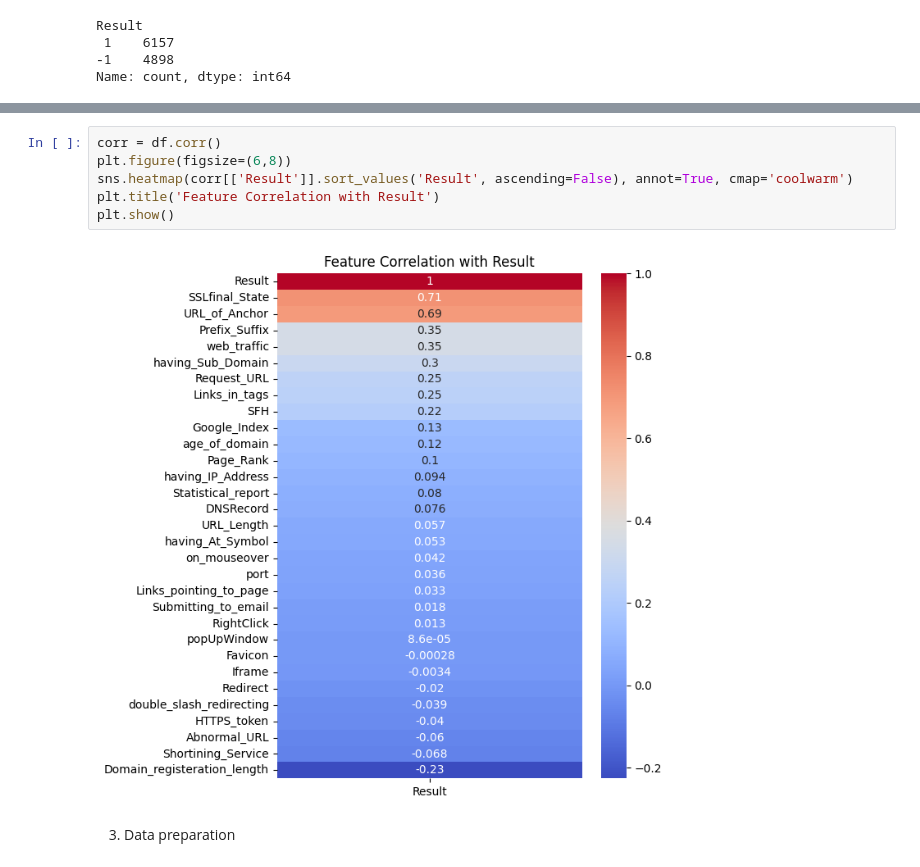
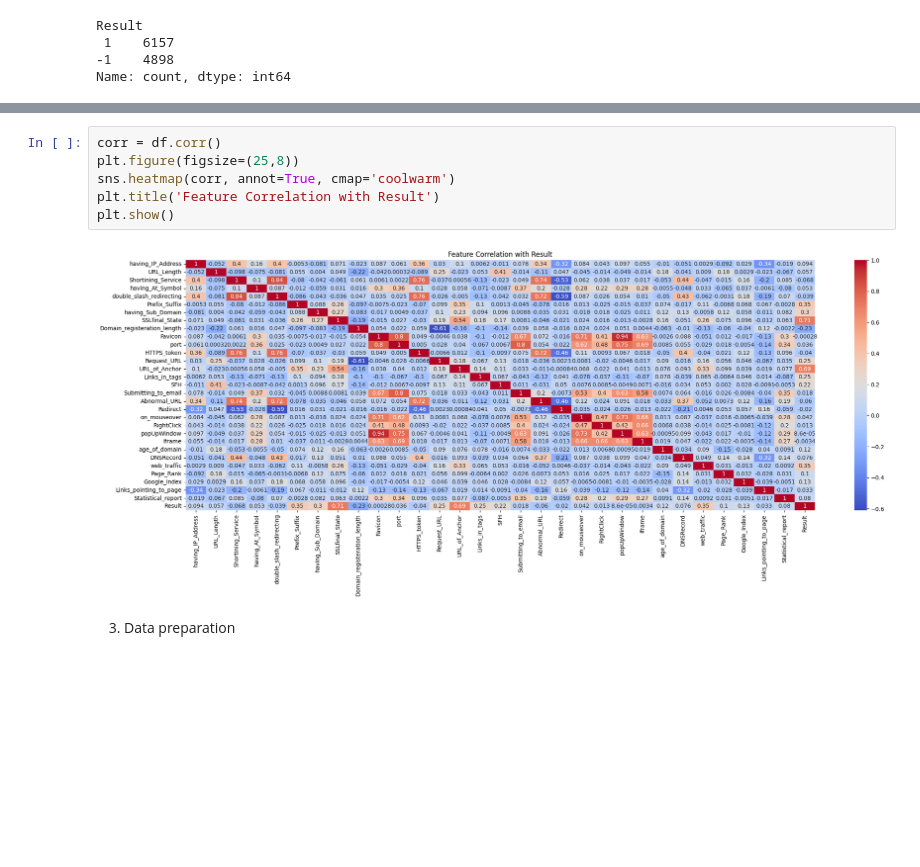
Before and after one commit to huyendt1610/machine-learning-summary, a Jupyter notebook: phishing_tehtava_(Huyen, Silvia, Guli).ipynb, the cells around one changed output, grey strips where cells are left out. Saved outputs shown, nothing was run; the diff lists cells and outputs as text; blank space fills up the shorter version.

```diff
--- a/phishing_tehtava_(Huyen, Silvia, Guli).ipynb
+++ b/phishing_tehtava_(Huyen, Silvia, Guli).ipynb
@@ -100,12 +102,12 @@ plt.show()
 [figure]
 # %%
 corr = df.corr()
-plt.figure(figsize=(6,8))
-sns.heatmap(corr[['Result']].sort_values('Result', ascending=False), annot=True, cmap='coolwarm')
+plt.figure(figsize=(25,8))
+sns.heatmap(corr, annot=True, cmap='coolwarm')
 plt.title('Feature Correlation with Result')
 plt.show()
 # %% [output]
-[figure, old version]
+[figure, new version]
 # %% [markdown]
 3. Data preparation
 # %%
```
Also changed, not shown: parts of 9 cells of this notebook, 5 other files.
